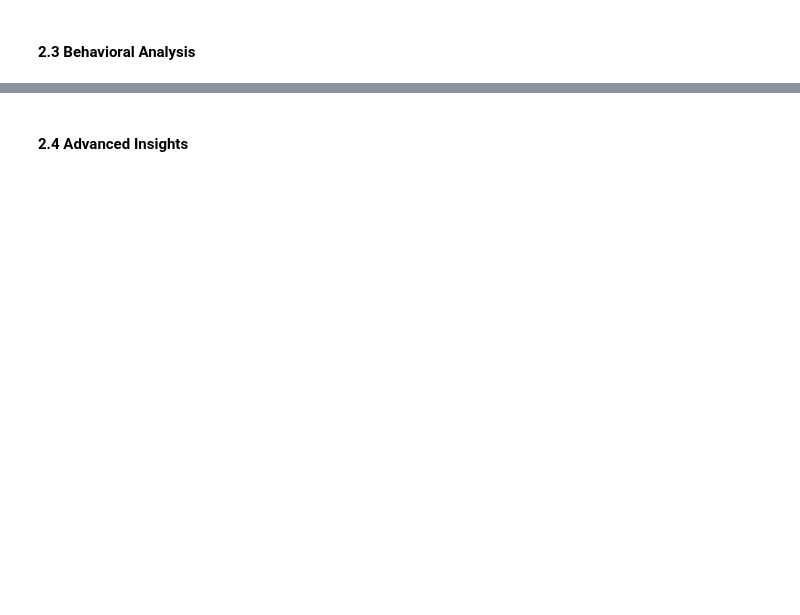
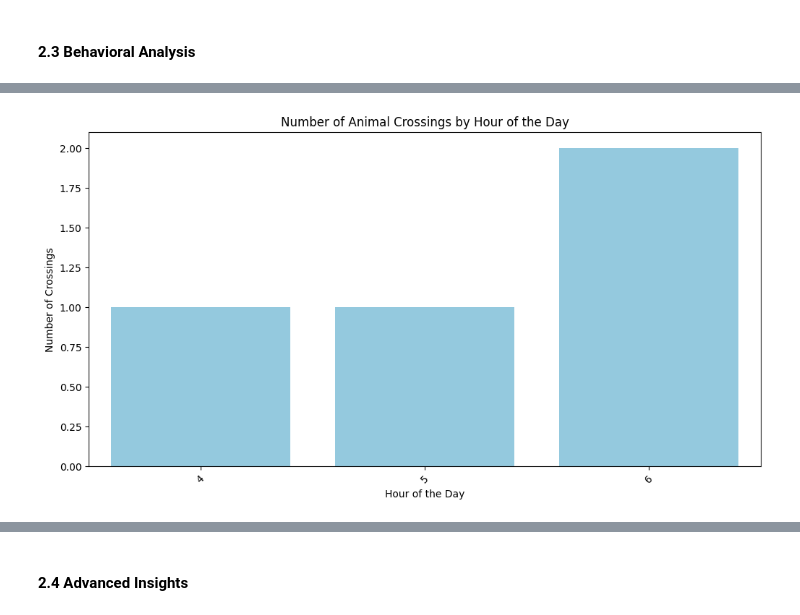
Before and after one commit to chichonnade/data-science-assessment, a Jupyter notebook: ML_Assessment_Notebook.ipynb, the cells around one changed output, grey strips where cells are left out. Cells and saved outputs as stored; diff of their text form; code cells hidden in the pictures; blank space fills up the shorter version.

```diff
--- a/ML_Assessment_Notebook.ipynb
+++ b/ML_Assessment_Notebook.ipynb
@@ -454,0 +441,80 @@ TypeError: Invalid comparison between dtype=datetime64[ns, UTC] and Timestamp
+# %%
+# Define a function to get satellite info overlapping with animal event times and locations
+def get_satellite_info(event_time, event_geometry, satellites):
+    # Filter satellites by time overlap
+    relevant_satellites = satellites[
+        (satellites['start_time'] <= event_time) &
+        (satellites['last_time'] >= event_time)
+    ]
+
+    # Further filter by spatial overlap (event within satellite's bounding box)
+    relevant_satellites = relevant_satellites[
+        (relevant_satellites['bounding_box.xmin'] <= event_geometry.x) &
+        (relevant_satellites['bounding_box.xmax'] >= event_geometry.x) &
+        (relevant_satellites['bounding_box.ymin'] <= event_geometry.y) &
+        (relevant_satellites['bounding_box.ymax'] >= event_geometry.y)
+    ]
+
+    # Return the mean cloud cover percentage if there are relevant satellites
+    return relevant_satellites['cloud_cover_percentage'].mean() if not relevant_satellites.empty else None
+
+# Ensure timestamps are timezone-aware
+crossings['timestamp'] = crossings['timestamp'].dt.tz_convert('UTC')  # Ensure timestamps are in UTC
+
+# Add satellite cloud cover percentage to the crossings DataFrame
+crossings['cloud_cover_percentage'] = crossings.apply(
+    lambda row: get_satellite_info(row['timestamp'], row['geometry'], satellite_df), axis=1
+)
+
+# 1. Temporal Patterns
+# Extract hour and month to analyze time of day and seasonal patterns
+crossings['hour'] = crossings['timestamp'].dt.hour
+crossings['month'] = crossings['timestamp'].dt.month
+
+# Plot number of crossings by hour of the day
+plt.figure(figsize=(12, 6))
+sns.countplot(data=crossings, x='hour', color='skyblue')
+plt.title('Number of Animal Crossings by Hour of the Day')
+plt.xlabel('Hour of the Day')
+plt.ylabel('Number of Crossings')
+plt.xticks(rotation=45)
+plt.show()
+
+# Plot number of crossings by month
+plt.figure(figsize=(12, 6))
+sns.countplot(data=crossings, x='month', color='green')
+plt.title('Number of Animal Crossings by Month')
+plt.xlabel('Month')
+plt.ylabel('Number of Crossings')
+plt.xticks(rotation=45)
+plt.show()
+
+# 2. Weather Impact (Cloud Cover)
+# Plot crossings by cloud cover percentage
+plt.figure(figsize=(12, 6))
+sns.histplot(crossings['cloud_cover_percentage'].dropna(), bins=4, color='purple')
+plt.title('Distribution of Cloud Cover Percentage during Crossings')
+plt.xlabel('Cloud Cover Percentage')
+plt.ylabel('Frequency')
+plt.show()
+
+# Plot cloud cover percentage vs number of crossings
+plt.figure(figsize=(12, 6))
+sns.scatterplot(data=crossings, x='cloud_cover_percentage', y='hour', hue='common_name', palette='tab10')
+plt.title('Cloud Cover Percentage vs. Crossing Times')
+plt.xlabel('Cloud Cover Percentage')
+plt.ylabel('Hour of the Day')
+plt.legend(title='Animal Species')
+plt.show()
+
+# 3. Statistical Analysis
+# Calculate basic statistics for cloud cover
+cloud_cover_stats = crossings['cloud_cover_percentage'].describe()
+print("Statistics for Cloud Cover Percentage during Crossings:")
+print(cloud_cover_stats)
+
+# Check correlation between cloud cover and crossing time (hour)
+correlation = crossings['cloud_cover_percentage'].corr(crossings['hour'])
+print("\nCorrelation between Cloud Cover Percentage and Hour of the Day:", correlation)
+# %% [output]
+[figure, added]
```
Also changed, not shown: parts of 32 cells of this notebook.
